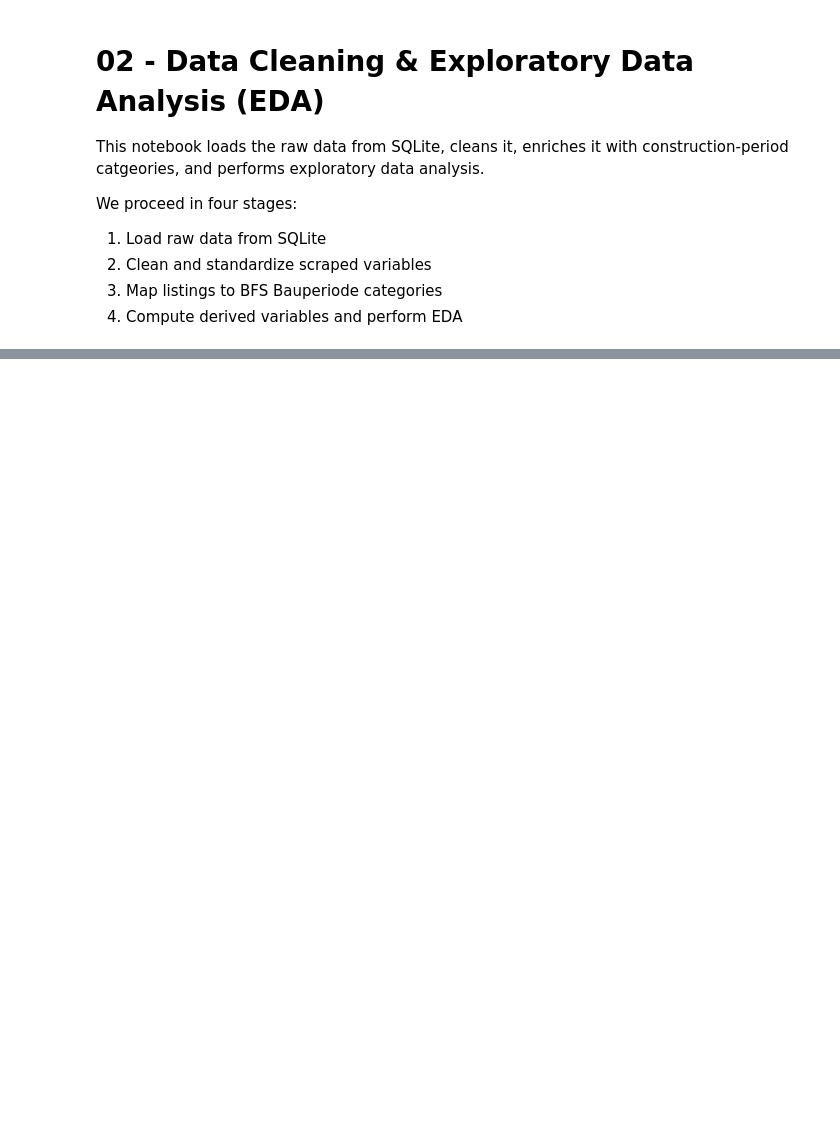
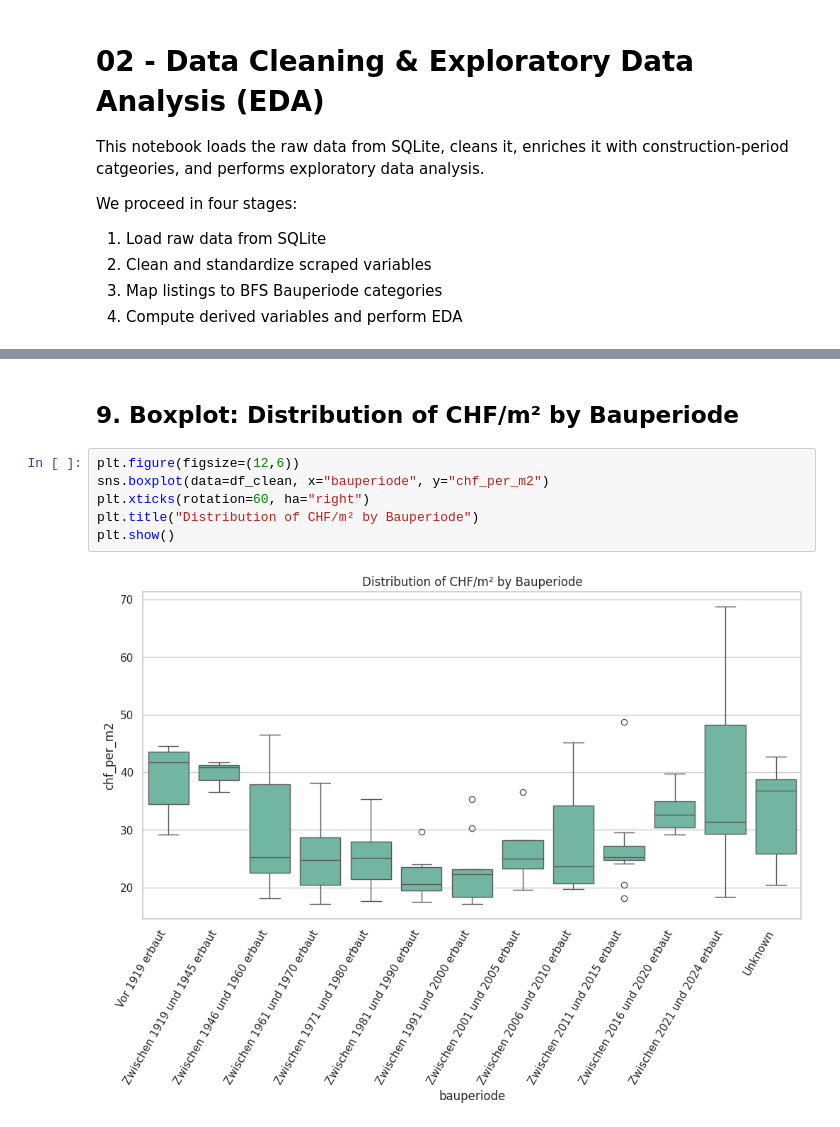
Before and after one commit to maimasuya/ARM_Quantitative_Project_Group_3, a Jupyter notebook: Notebooks/02_data_cleaning_eda.ipynb, the cells around one changed output, grey strips where cells are left out. Cells and saved outputs as stored; diff of their text form; blank space fills up the shorter version.

```diff
--- a/Notebooks/02_data_cleaning_eda.ipynb
+++ b/Notebooks/02_data_cleaning_eda.ipynb
@@ -34,0 +212,10 @@ df_raw.head()
+# %% [markdown]
+## 9. Boxplot: Distribution of CHF/m² by Bauperiode
+# %%
+plt.figure(figsize=(12,6))
+sns.boxplot(data=df_clean, x="bauperiode", y="chf_per_m2")
+plt.xticks(rotation=60, ha="right")
+plt.title("Distribution of CHF/m² by Bauperiode")
+plt.show()
+# %% [output]
+[figure, added]
```
Also changed, not shown: parts of 20 cells of this notebook.
